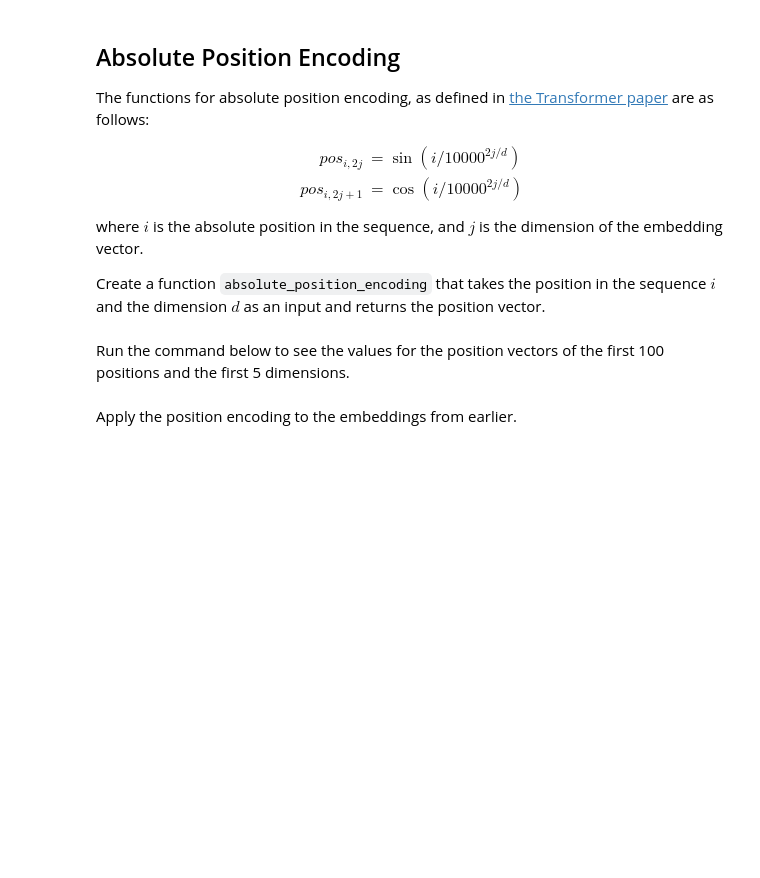
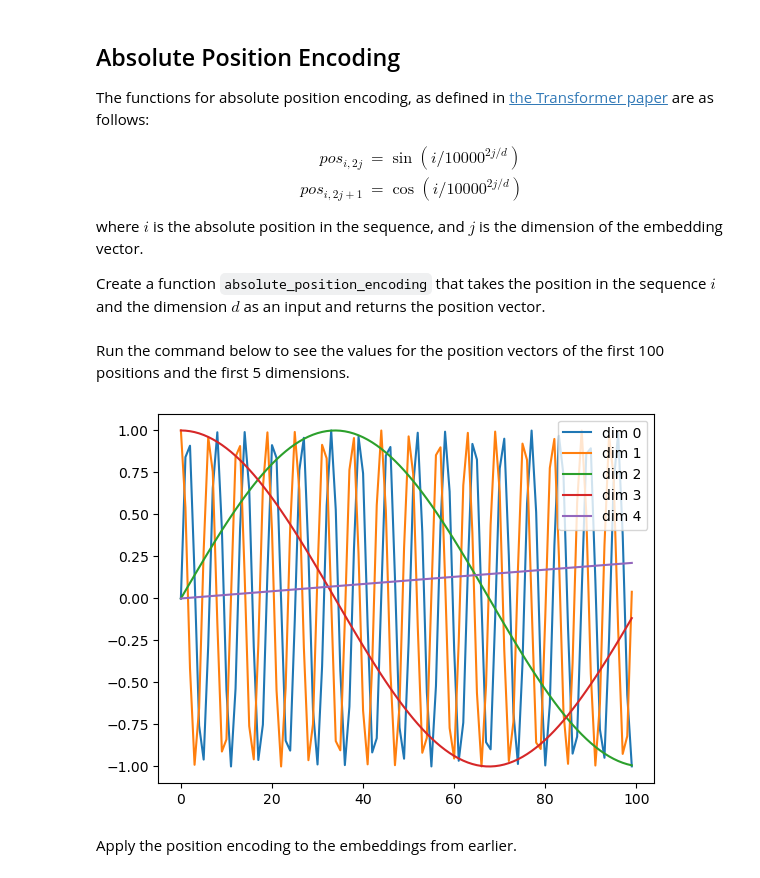
Before and after one commit to NevinJulian/HSLU.NLP, a Jupyter notebook: sw06_transformer_continued/position_encoding.ipynb, the cells around one changed output. Drawn from its saved outputs; the diff is of its cells as text; code cells hidden in the pictures; blank space fills up the shorter version.

```diff
--- a/sw06_transformer_continued/position_encoding.ipynb
+++ b/sw06_transformer_continued/position_encoding.ipynb
@@ -29,19 +68,30 @@ where $i$ is the absolute position in the sequence, and $j$ is the dimension of
 Create a function `absolute_position_encoding` that takes the position in the sequence $i$ and the dimension $d$ as an input and returns the position vector.
 # %%
 def absolute_position_encoding(position, dim):
-    pass
+    assert dim % 2 == 0, "dim must be even"
+    dim_vector = torch.arange(0, dim, 2) # lengsht of dim/2
+    dim_vector = 10000 ** (dim_vector / dim)
+    pos_enc = torch.ones(dim) * position
+    pos_enc[0::2] = torch.sin(pos_enc[0::2] / dim_vector)
+    pos_enc[1::2] = torch.cos(pos_enc[1::2] / dim_vector)
+    pos_enc.requires_grad = False
+    return pos_enc
 # %% [markdown]
 Run the command below to see the values for the position vectors of the first 100 positions and the first 5 dimensions.
 # %%
 import matplotlib.pyplot as plt
+
+emb_dim = 6
 
 plt.figure()
 x = list(range(100))
 pos_vectors = [absolute_position_encoding(i, emb_dim) for i in x]
 for dim in range(5):
     y = [pv[dim].item() for pv in pos_vectors]
     plt.plot(x, y, label=f'dim {dim}')
 plt.legend()
 plt.show()
+# %% [output]
+[figure, added]
 # %% [markdown]
 Apply the position encoding to the embeddings from earlier.
```
Also changed, not shown: parts of 9 cells of this notebook, 2 other files.
